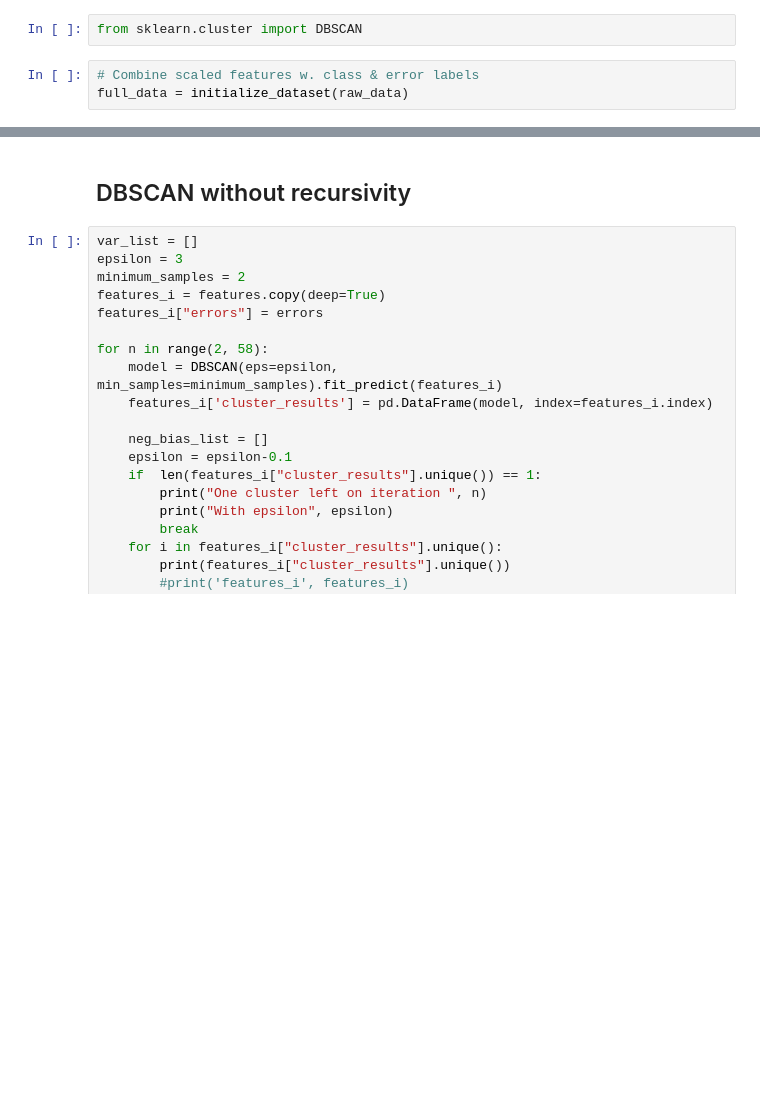
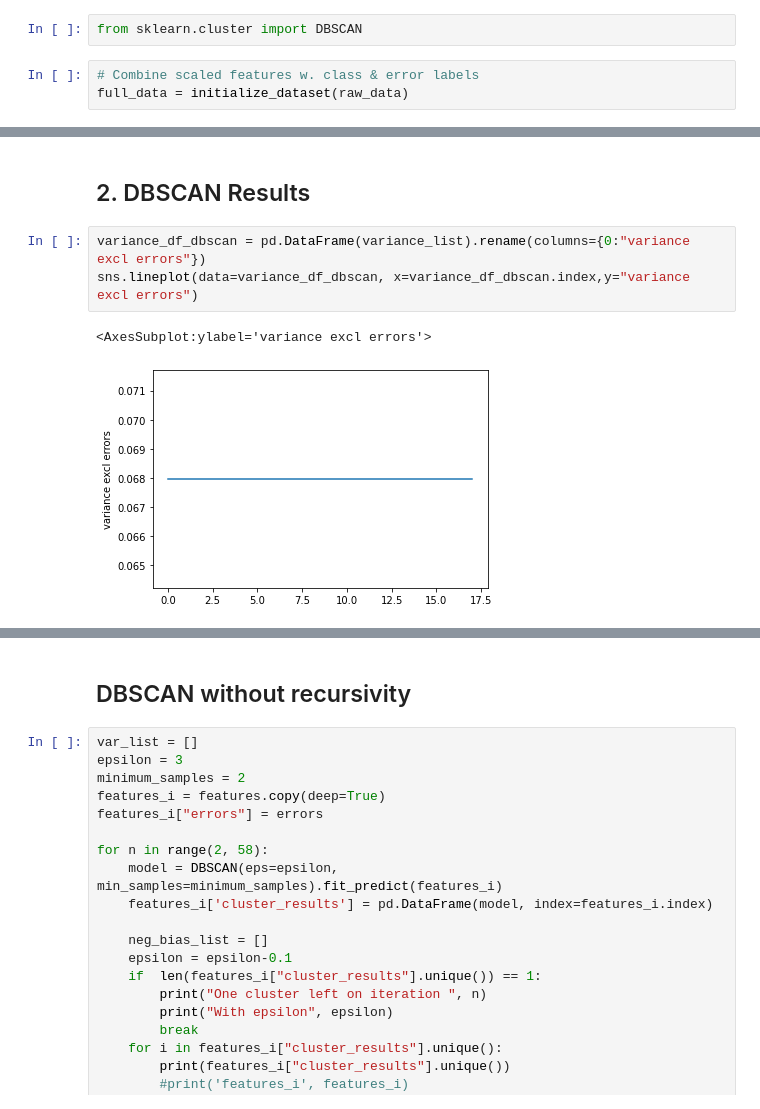
Before and after one commit to Sm2468/msc_thesis, a Jupyter notebook: Pipeline/4_wine_bias_clustering.ipynb, the cells around one changed output, grey strips where cells are left out. Saved outputs shown, nothing was run; the diff lists cells and outputs as text; blank space fills up the shorter version.

```diff
--- a/Pipeline/4_wine_bias_clustering.ipynb
+++ b/Pipeline/4_wine_bias_clustering.ipynb
@@ -310,0 +329,8 @@ MAX_ITER
+# %% [markdown]
+## 2. DBSCAN Results
+# %%
+variance_df_dbscan = pd.DataFrame(variance_list).rename(columns={0:"variance excl errors"})
+sns.lineplot(data=variance_df_dbscan, x=variance_df_dbscan.index,y="variance excl errors")
+# %% [output]
+<AxesSubplot:ylabel='variance excl errors'>
+[figure, added]
```
Also changed, not shown: parts of 19 cells of this notebook.
